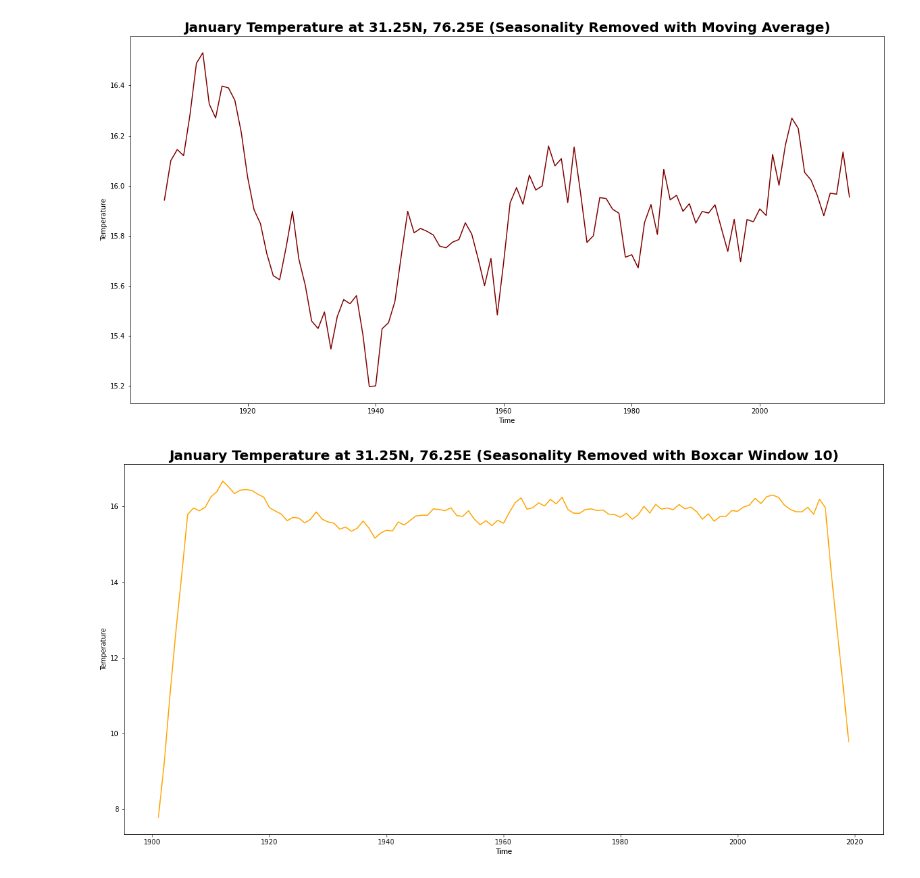
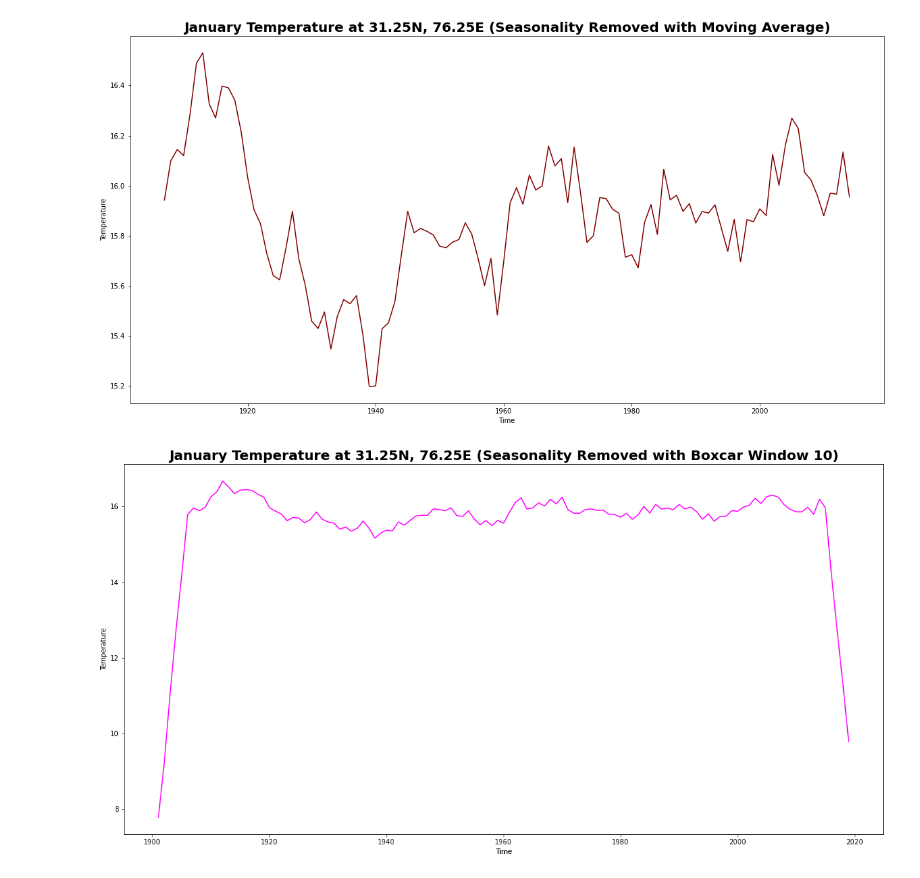
Before and after one commit to alliajagbe/time-series, a Jupyter notebook: timedata2.ipynb, the cells around one changed output. Drawn from its saved outputs; the diff is of its cells as text; code cells hidden in the pictures.

```diff
--- a/timedata2.ipynb
+++ b/timedata2.ipynb
@@ -152,23 +152,23 @@ plt.show()
 # %%
 # Get the January data
 january_data = tasmax_location.sel(time=tasmax_location.time.dt.month==1)
 
 # Define the boxcar window size
 window_size = 10
 
 # Define the boxcar window function
 boxcar = np.ones(window_size) / window_size
 
 # Convolve the data with the boxcar window
 smoothed_data = np.convolve(january_data.temp, boxcar, mode='same')
 
 # Plot the smoothed data
 plt.close('all')
 plt.figure(figsize=(20,10))
-plt.plot(january_data.time, smoothed_data, 'orange')
+plt.plot(january_data.time, smoothed_data, 'magenta')
 plt.title(f'January Temperature at 31.25N, 76.25E (Seasonality Removed with Boxcar Window {window_size})', fontsize=20, fontweight='bold')
 plt.xlabel('Time')
 plt.ylabel('Temperature')
 plt.show()
 # %% [output]
-[figure, old version]
+[figure, new version]
```
